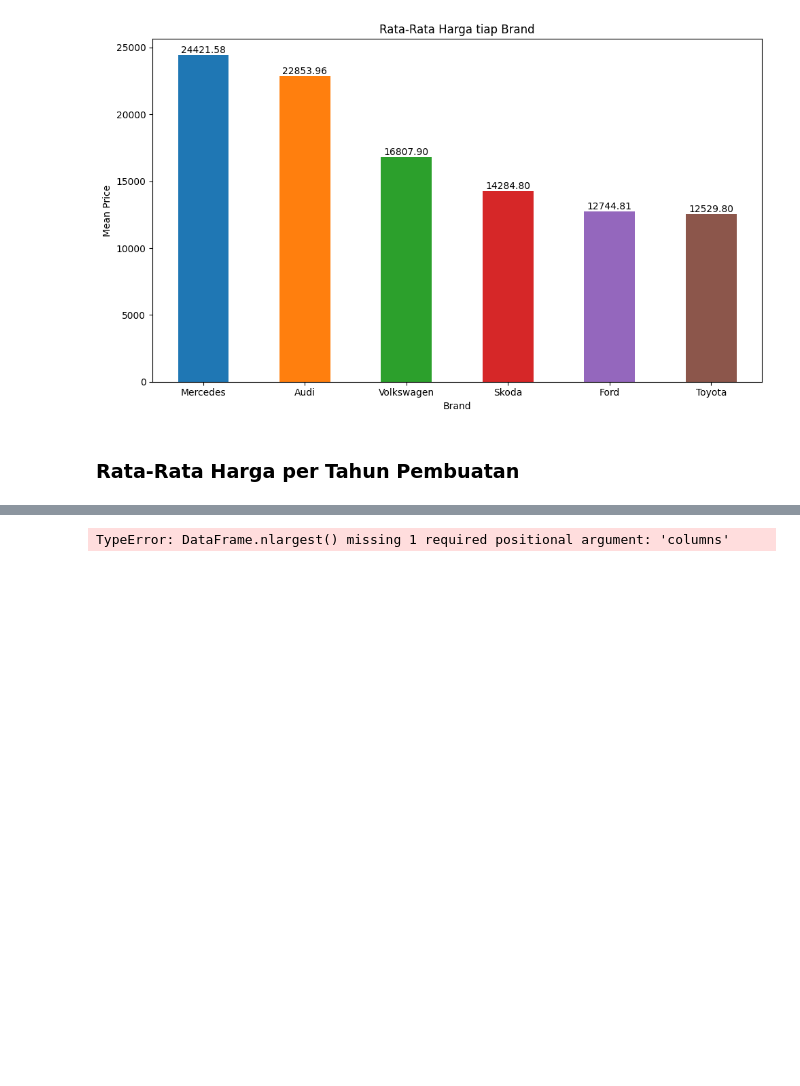
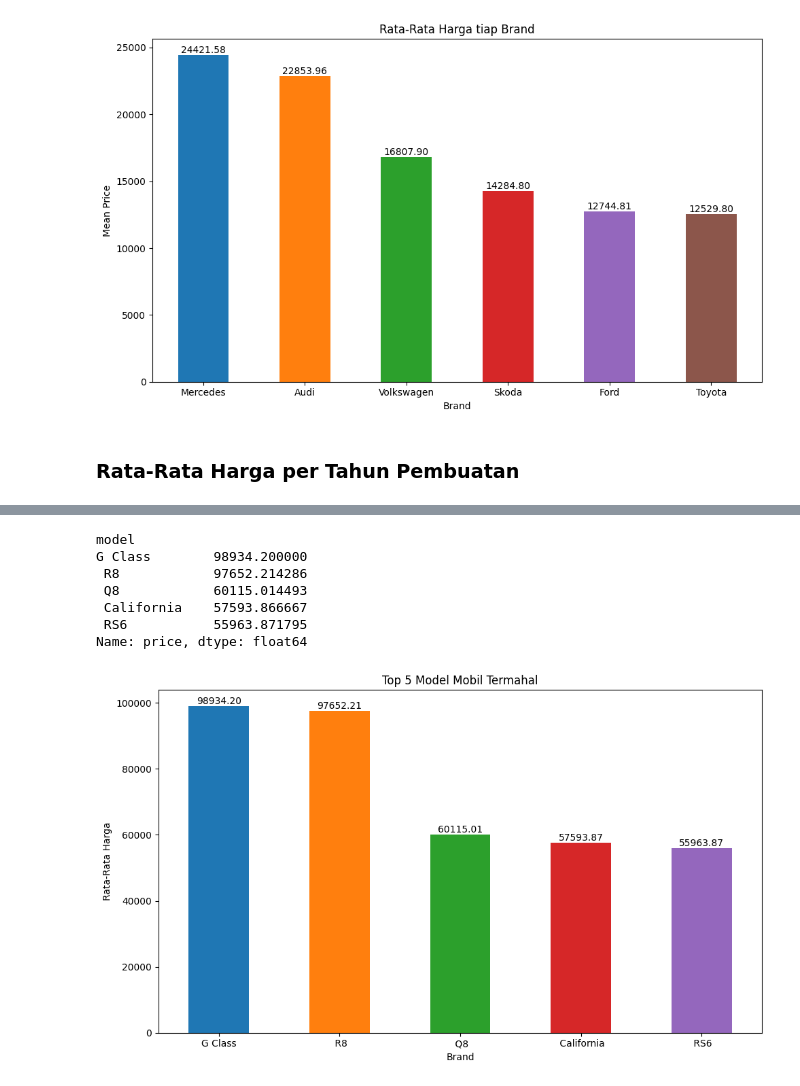
Before and after one commit to d-widyantama/ML-Regression-UsedCarsPrediction-finpro-alpha, a Jupyter notebook: 1-Data Preparation.ipynb, the cells around one changed output, grey strips where cells are left out. Drawn from its saved outputs; the diff is of its cells as text; code cells hidden in the pictures; blank space fills up the shorter version.

```diff
--- a/1-Data Preparation.ipynb
+++ b/1-Data Preparation.ipynb
@@ -1209,5 +1206,35 @@ Name: price, dtype: float64
 # %%
-# top_models = combined_final.groupby('model')[['price', 'mpg']].count().nlargest(5)
-# top_models
+# Cari rata-rata harga untuk model tersebut
+top_models = combined_final.groupby('model')['price'].mean().sort_values(ascending = False).head()
+top_models
 # %% [output]
-TypeError: DataFrame.nlargest() missing 1 required positional argument: 'columns'
+model
+G Class        98934.200000
+ R8            97652.214286
+ Q8            60115.014493
+ California    57593.866667
+ RS6           55963.871795
+Name: price, dtype: float64
+# %%
+plt.figure(figsize=(10, 6))
+
+# Generate a colormap with a unique color for each brand
+colors = plt.cm.tab10(np.arange(len(top_models)))
+
+# Create a bar plot with the specified colors
+bars = top_models.plot(kind='bar', color=colors)
+
+# Add labels on top of the bars
+for bar, label in zip(bars.patches, top_models.values):
+    height = bar.get_height()
+    plt.text(bar.get_x() + bar.get_width() / 2, height + 0.1, f'{label:.2f}', ha='center', va='bottom')
+
+plt.gca().set_xticklabels(top_models.index, rotation=0, ha='center')
+
+plt.title('Top 5 Model Mobil Termahal')
+plt.xlabel('Brand')
+plt.ylabel('Rata-Rata Harga')
+plt.tight_layout()
+plt.show()
+# %% [output]
+[figure, added]
```
Also changed, not shown: parts of 14 cells of this notebook.
